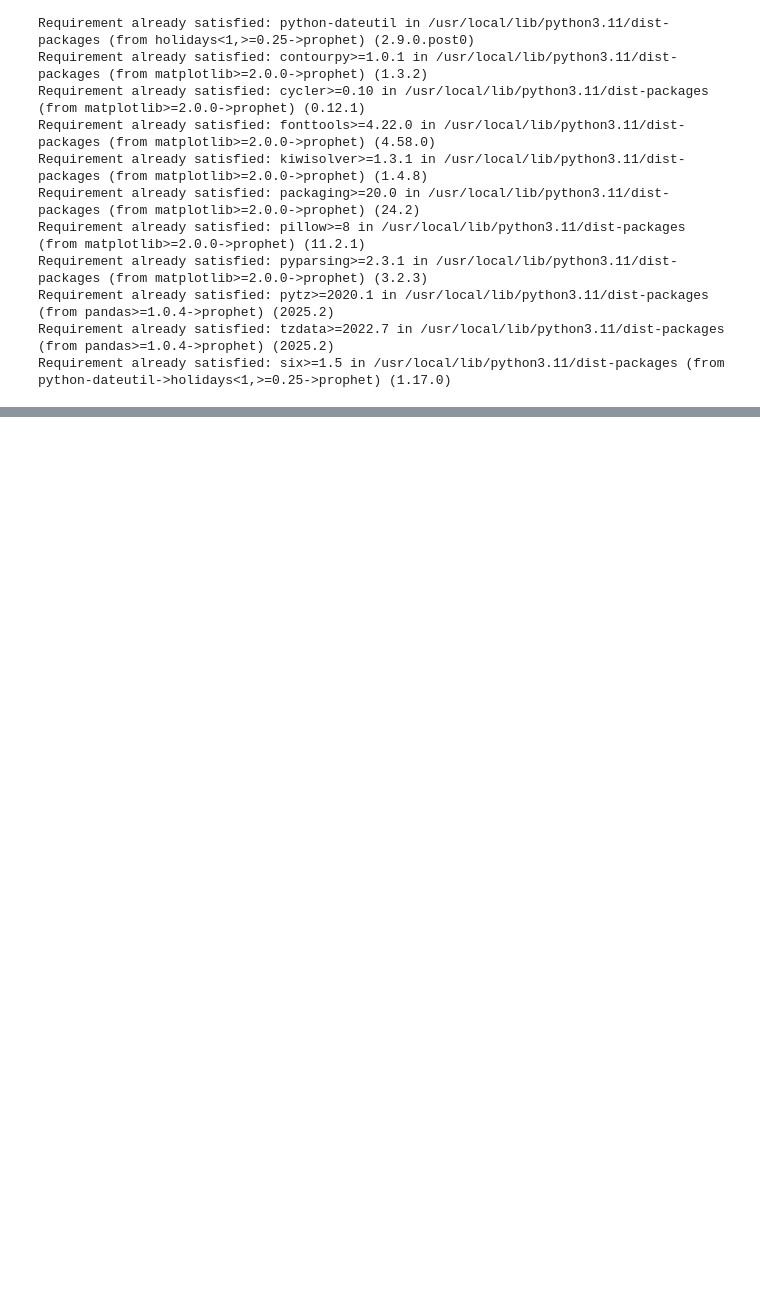
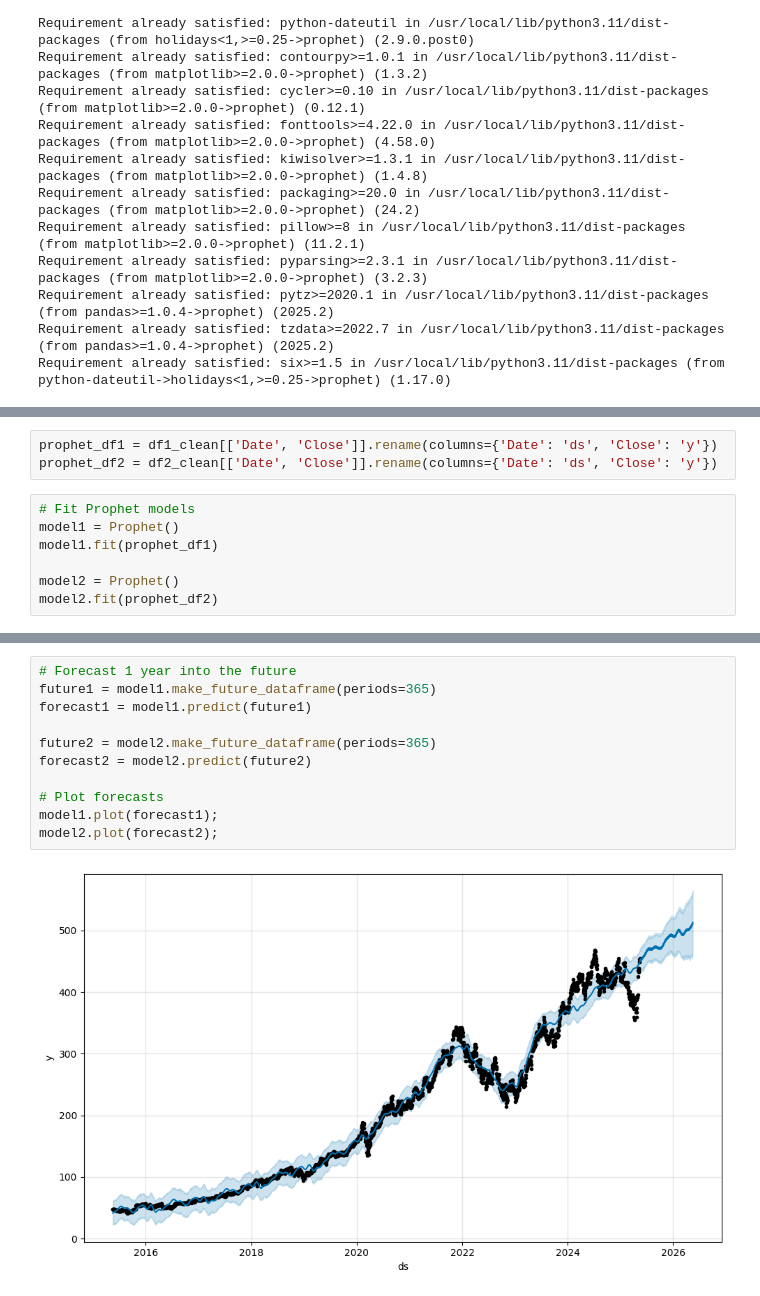
Before and after one commit to HenryLiu0405/Stock-Price-Prediction, a Jupyter notebook: Stock_Price_Predition.ipynb, the cells around one changed output, grey strips where cells are left out. Drawn from its saved outputs; the diff is of its cells as text; blank space fills up the shorter version.

```diff
--- a/Stock_Price_Predition.ipynb
+++ b/Stock_Price_Predition.ipynb
@@ -405,0 +91,10 @@ LSTM模型评估：
+# %%
+prophet_df1 = df1_clean[['Date', 'Close']].rename(columns={'Date': 'ds', 'Close': 'y'})
+prophet_df2 = df2_clean[['Date', 'Close']].rename(columns={'Date': 'ds', 'Close': 'y'})
+# %%
+# Fit Prophet models
+model1 = Prophet()
+model1.fit(prophet_df1)
+
+model2 = Prophet()
+model2.fit(prophet_df2)
@@ -405,0 +123,13 @@ LSTM模型评估：
+# %%
+# Forecast 1 year into the future
+future1 = model1.make_future_dataframe(periods=365)
+forecast1 = model1.predict(future1)
+
+future2 = model2.make_future_dataframe(periods=365)
+forecast2 = model2.predict(future2)
+
+# Plot forecasts
+model1.plot(forecast1);
+model2.plot(forecast2);
+# %% [output]
+[figure, added]
```
Also changed, not shown: parts of 52 cells of this notebook.
